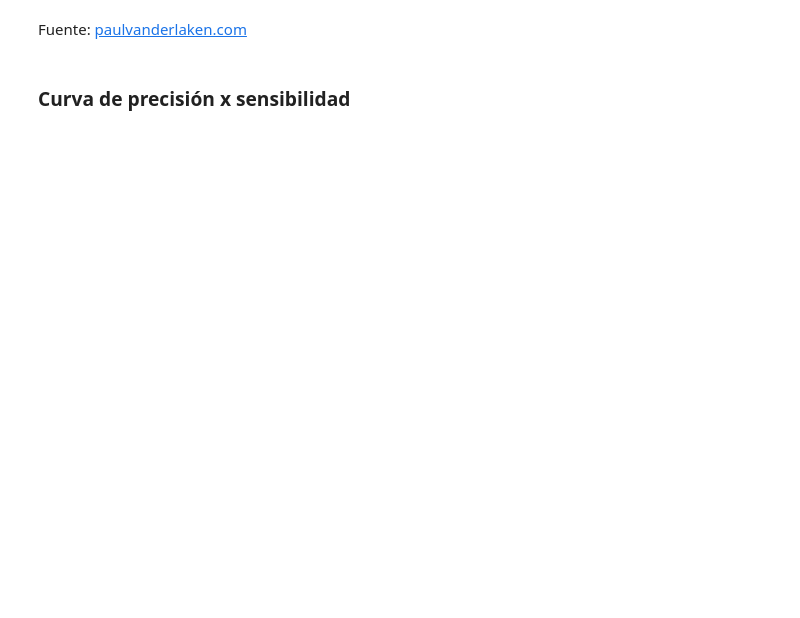
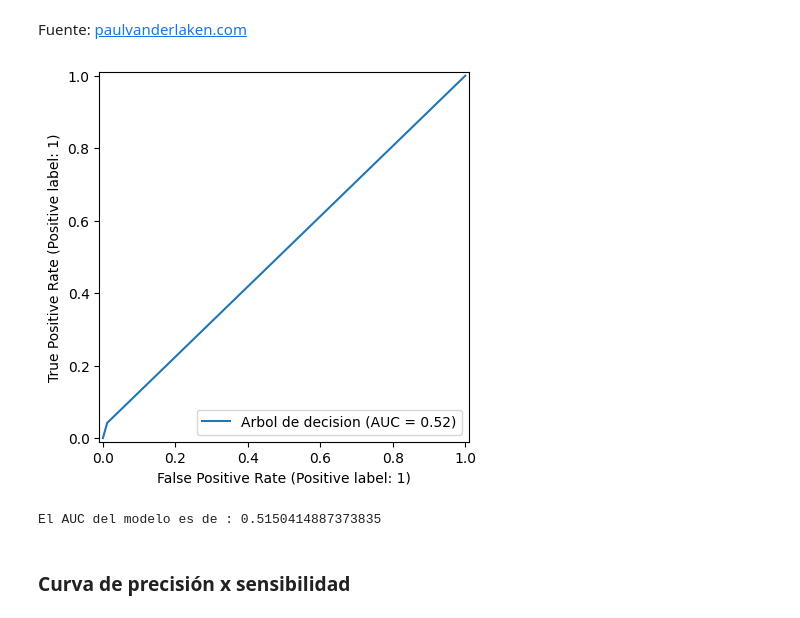
Before and after one commit to cmrondon2000/2162-clasificacion-validacion-de-modelos-y-metricas, a Jupyter notebook: Clasificacion_validacion_y_metricas.ipynb, the cells around one changed output. Saved outputs shown, nothing was run; the diff lists cells and outputs as text; code cells hidden in the pictures; blank space fills up the shorter version.

```diff
--- a/Clasificacion_validacion_y_metricas.ipynb
+++ b/Clasificacion_validacion_y_metricas.ipynb
@@ -141,3 +145,11 @@ Fuente: [paulvanderlaken.com](https://paulvanderlaken.com/2019/08/16/roc-auc-pre
+# %%
+RocCurveDisplay.from_predictions(y_val, y_previsto, name ="Arbol de decision");
+# %% [output]
+[figure, added]
+# %%
+print(f"El AUC del modelo es de : {roc_auc_score(y_val, y_previsto)}")
+# %% [output]
+El AUC del modelo es de : 0.5150414887373835
 # %% [markdown]
 ### Curva de  precisión x sensibilidad
 # %%
```
Also changed, not shown: parts of 6 cells of this notebook.
